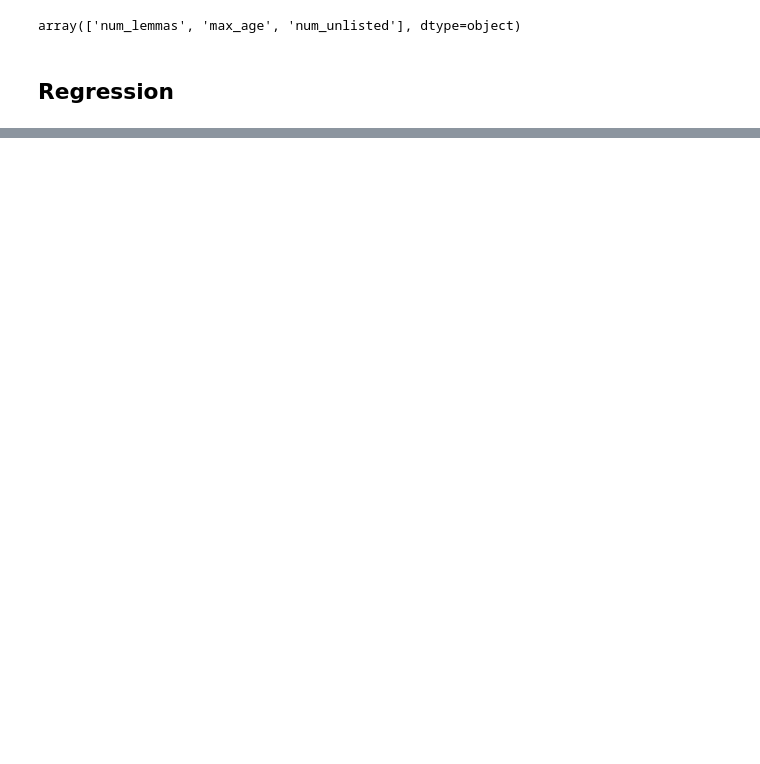
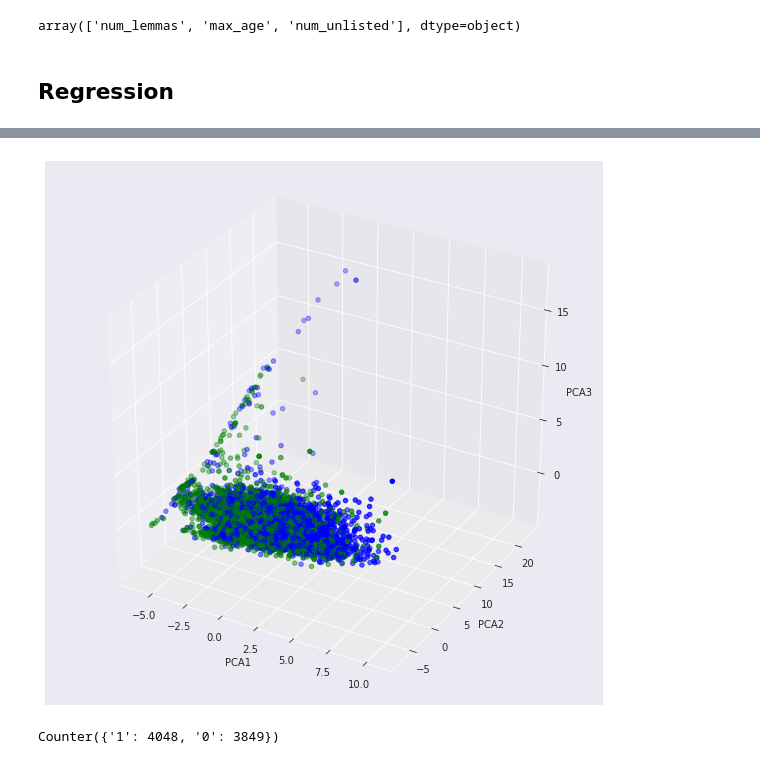
Before and after one commit to Tstrebe2/predicting-text-difficulty, a Jupyter notebook: josh-AoA.ipynb, the cells around one changed output, grey strips where cells are left out. Cells and saved outputs as stored; diff of their text form; code cells hidden in the pictures; blank space fills up the shorter version.

```diff
--- a/josh-AoA.ipynb
+++ b/josh-AoA.ipynb
@@ -233,13 +235,20 @@ plt.show()
 # %%
 sns.set_style("darkgrid", {'axes.grid' : False})
 
 fig = plt.figure(figsize=(10,10))
 
 ax = fig.add_subplot(111, projection='3d')
 
-ax.scatter(X_pca[:,0], X_pca[:,1], X_pca[:,2], c=y_train, marker='o')
+ax.scatter(X_pca[:,0], X_pca[:,1], X_pca[:,2], c=['green' if i=='0' else 'blue' for i in y_train], marker='o')
 ax.set_xlabel('PCA1')
 ax.set_ylabel('PCA2')
 ax.set_zlabel('PCA3')
 
 plt.show()
+# %% [output]
+[figure, added]
+# %%
+import collections
+collections.Counter(y_train)
+# %% [output]
+Counter({'1': 4048, '0': 3849})
```
Also changed, not shown: parts of 7 cells of this notebook.
